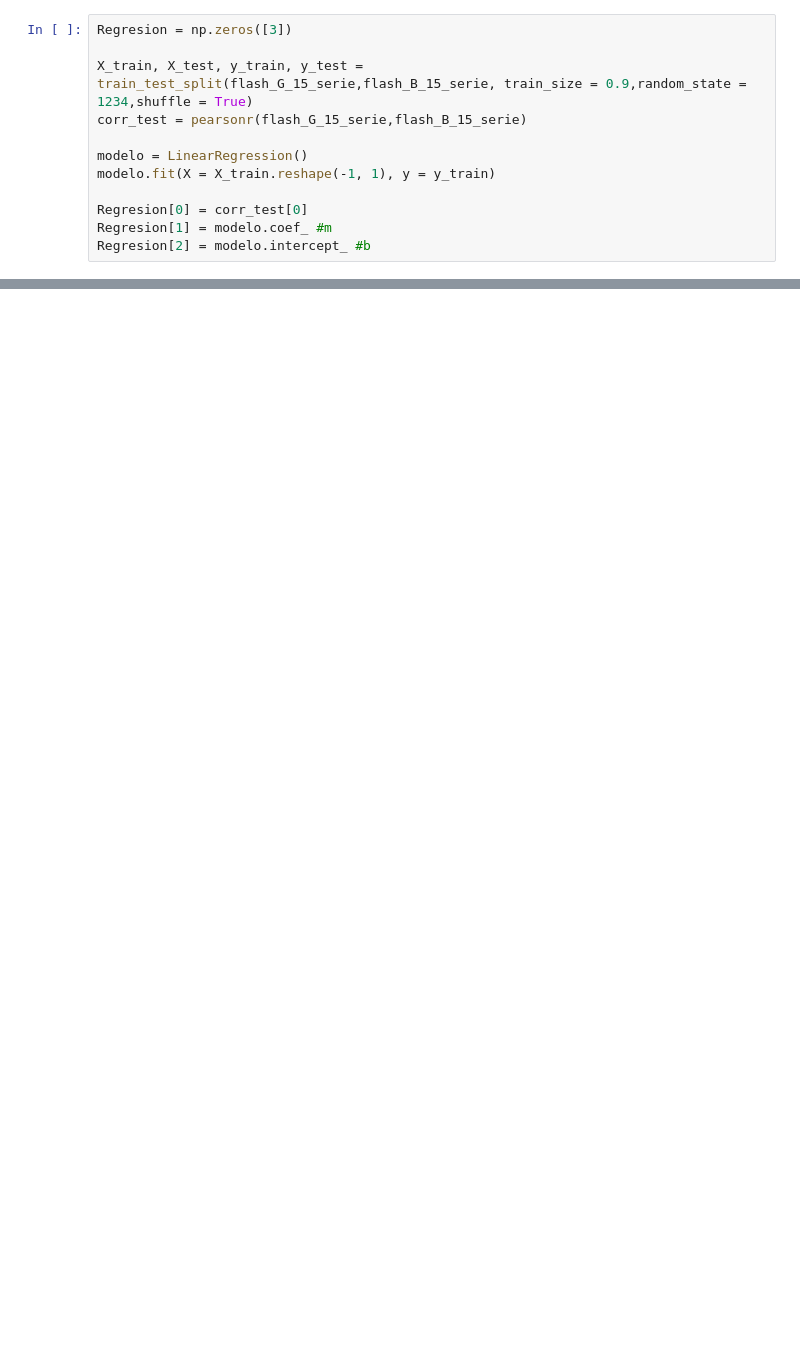
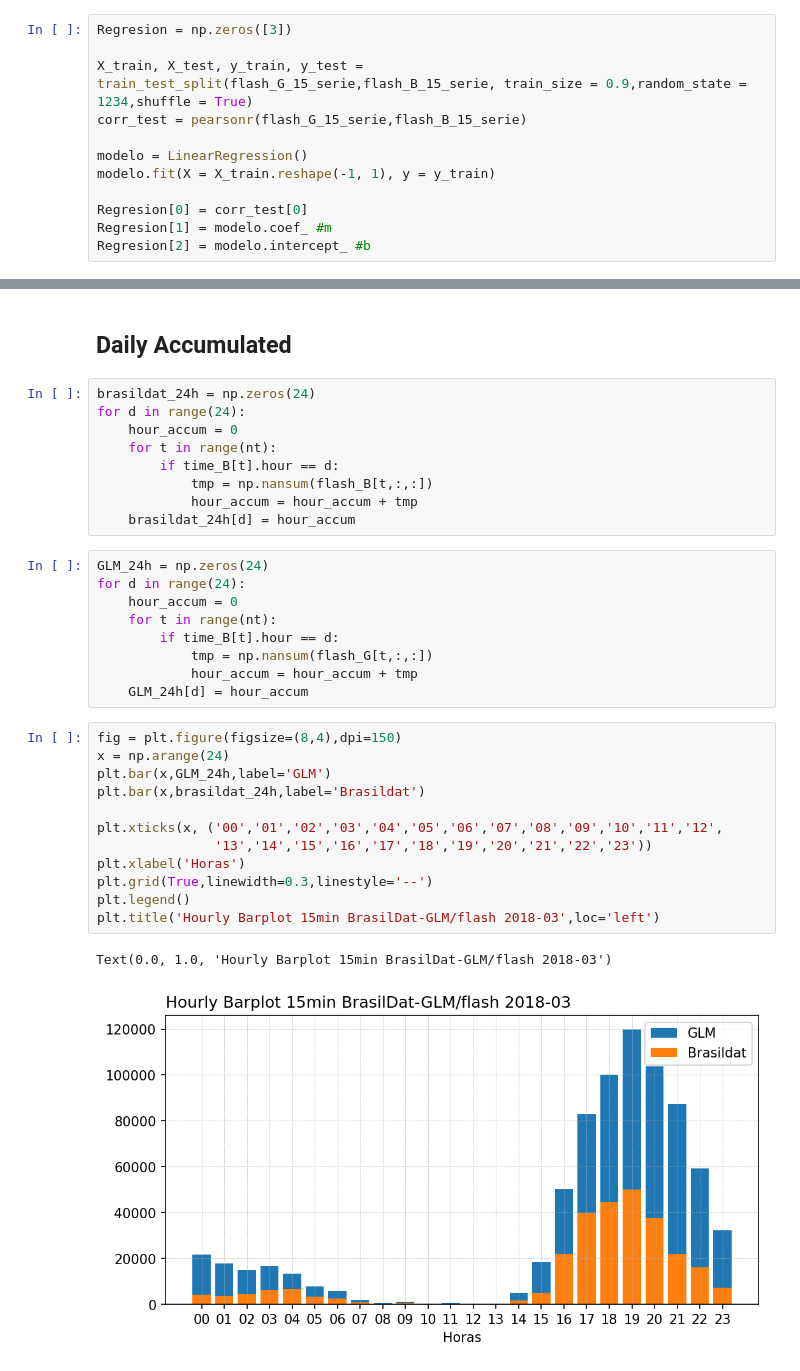
Before and after one commit to mhacarthur/Flash-density, a Jupyter notebook: python/Analysis_BrasilDat_GLM_15min.ipynb, the cells around one changed output, grey strips where cells are left out. Cells and saved outputs as stored; diff of their text form; blank space fills up the shorter version.

```diff
--- a/python/Analysis_BrasilDat_GLM_15min.ipynb
+++ b/python/Analysis_BrasilDat_GLM_15min.ipynb
@@ -179,0 +196,35 @@ var units:  flash/196km2
+# %% [markdown]
+## Daily Accumulated
+# %%
+brasildat_24h = np.zeros(24)
+for d in range(24):
+    hour_accum = 0
+    for t in range(nt):
+        if time_B[t].hour == d:
+            tmp = np.nansum(flash_B[t,:,:])
+            hour_accum = hour_accum + tmp
+    brasildat_24h[d] = hour_accum
+# %%
+GLM_24h = np.zeros(24)
+for d in range(24):
+    hour_accum = 0
+    for t in range(nt):
+        if time_B[t].hour == d:
+            tmp = np.nansum(flash_G[t,:,:])
+            hour_accum = hour_accum + tmp
+    GLM_24h[d] = hour_accum
+# %%
+fig = plt.figure(figsize=(8,4),dpi=150)
+x = np.arange(24)
+plt.bar(x,GLM_24h,label='GLM')
+plt.bar(x,brasildat_24h,label='Brasildat')
+
+plt.xticks(x, ('00','01','02','03','04','05','06','07','08','09','10','11','12',
+               '13','14','15','16','17','18','19','20','21','22','23'))
+plt.xlabel('Horas')
+plt.grid(True,linewidth=0.3,linestyle='--')
+plt.legend()
+plt.title('Hourly Barplot 15min BrasilDat-GLM/flash 2018-03',loc='left')
+# %% [output]
+Text(0.0, 1.0, 'Hourly Barplot 15min BrasilDat-GLM/flash 2018-03')
+[figure, added]
```
Also changed, not shown: parts of 31 cells of this notebook, 7 other files.
